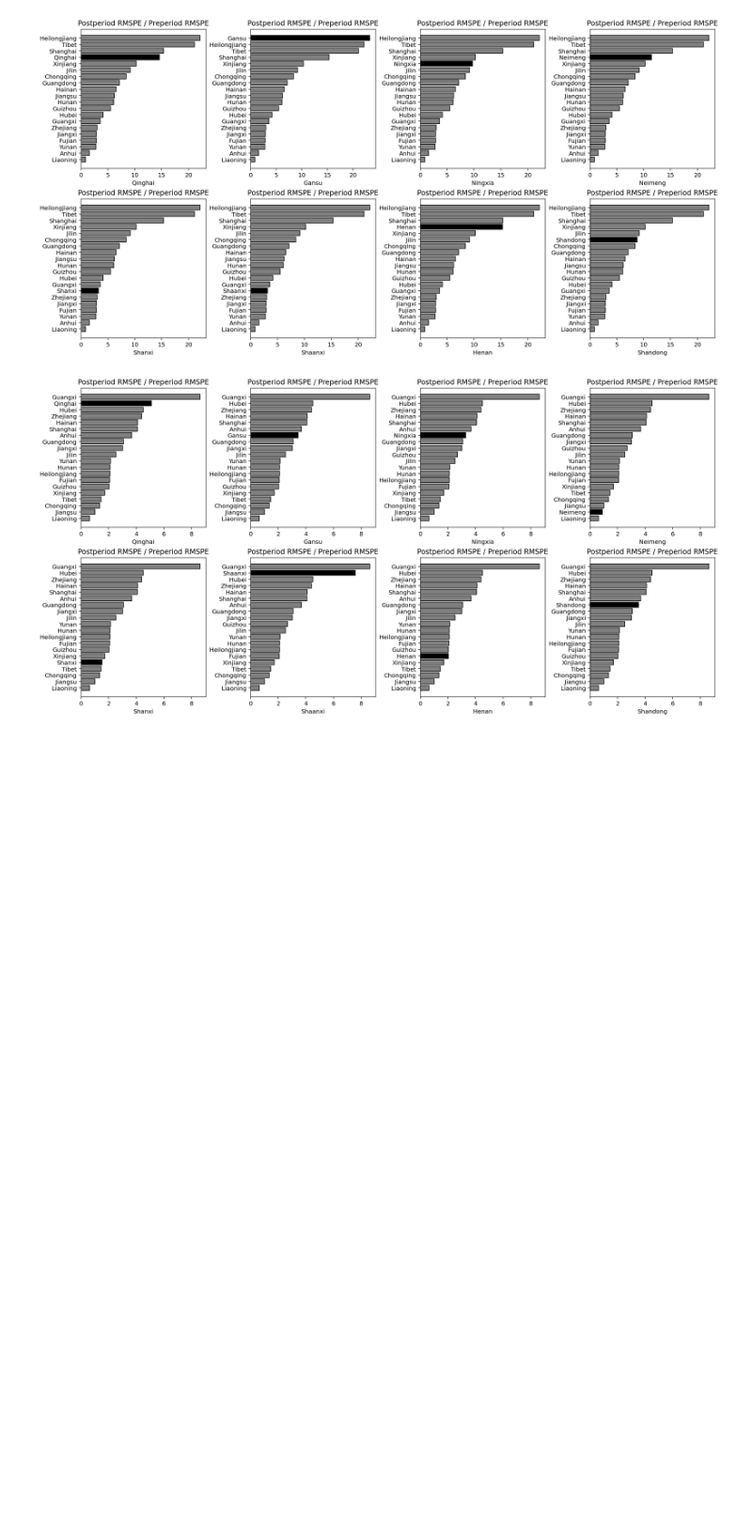
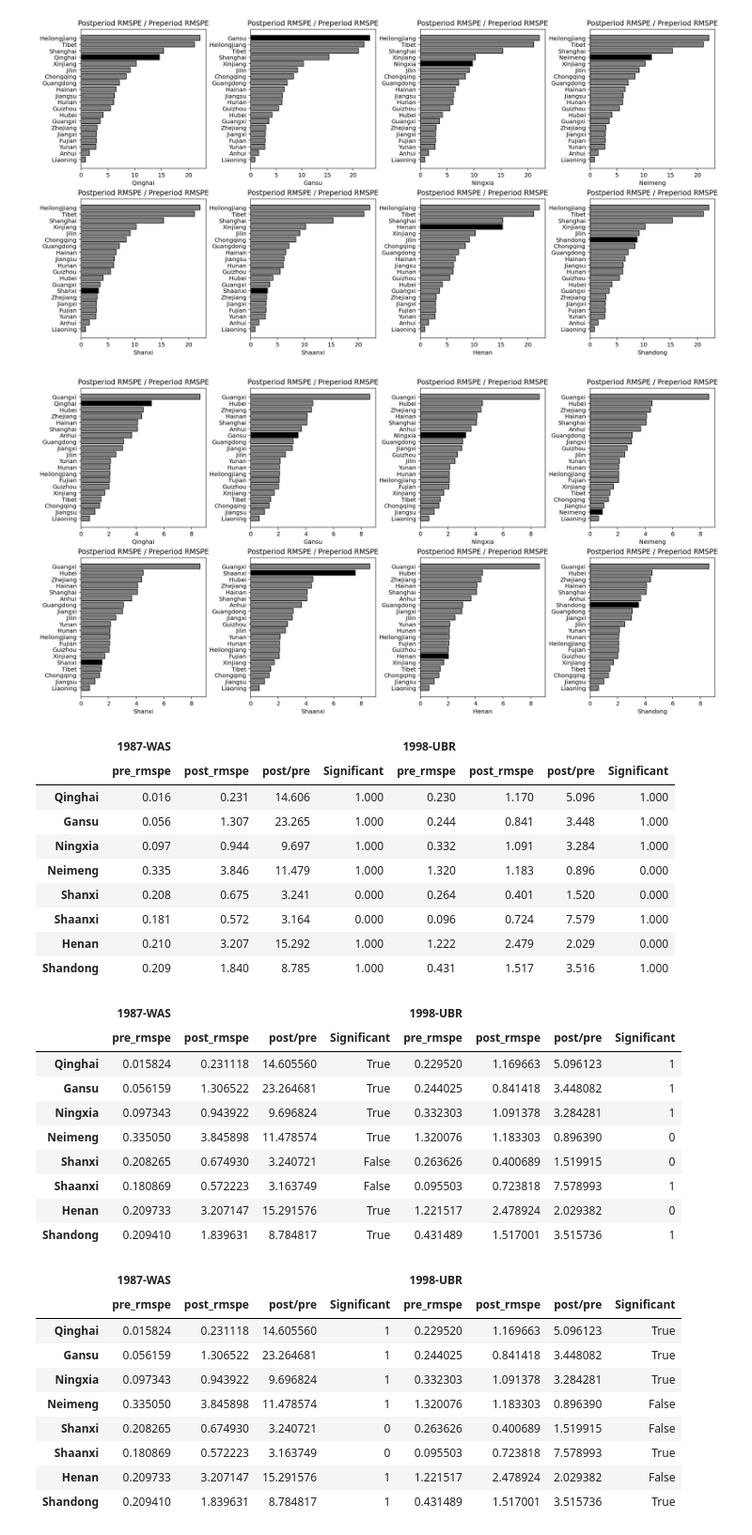
Before and after one commit to SongshGeo/Water-Allocation-Institution, a Jupyter notebook: notebooks/04_ContextPlotting.ipynb, the cells around one changed output. Shown at 94% size. Cells and saved outputs as stored; diff of their text form; code cells hidden in the pictures; blank space fills up the shorter version.

Commit message:
feat(appendix,-discussion): re-organized discussion, add sensitive analysis, re-organized method appendix
BREAKING CHANGE:

```diff
--- a/notebooks/04_ContextPlotting.ipynb
+++ b/notebooks/04_ContextPlotting.ipynb
@@ -294,3 +296,57 @@ exp98.panel_plots('rmspe ratio')
+# %%
+def rmse_report(exp, caption):
+    result = {}
+    for province in exp.result:
+        sc = exp.result.get(province)
+        data = sc.original_data
+        df = data.rmspe_df
+        result[province] = df[df['unit'] == province].drop('unit', axis=1).iloc[0, :]
+    median = df[df['unit'] != province]['post/pre'].median()
+    result = pd.DataFrame(result)
+    result = result.T
+    result['Significant'] = result['post/pre'] > median
+    result.columns = pd.MultiIndex.from_tuples([(f"{caption}", col) for col in result])
+    return result
+
+rmspe_87 = rmse_report(exp87, '1987-WAS')
+rmspe_98 = rmse_report(exp98, '1998-UBR')
+
+concated = pd.concat([rmspe_87, rmspe_98], axis=1)
+concated.style.format('{:.3f}')
+concated.style.format({("1987-WAS", "Significant"): bool})
+concated.style.format({("1998-UBR", "Significant"): bool})
+concated.style.format('{:.3f}').to_latex("docs/papers/02_appendix/dsc_summary.tex", caption="Pre and post treatment mean squared prediction error (MSPE) for YRB's provinces")
+# %% [output]
+|  | 1987-WAS |  |  |  | 1998-UBR |  |  |  |
+|  | pre_rmspe | post_rmspe | post/pre | Significant | pre_rmspe | post_rmspe | post/pre | Significant |
+| Qinghai | 0.016 | 0.231 | 14.606 | 1.000 | 0.230 | 1.170 | 5.096 | 1.000 |
+| Gansu | 0.056 | 1.307 | 23.265 | 1.000 | 0.244 | 0.841 | 3.448 | 1.000 |
+| Ningxia | 0.097 | 0.944 | 9.697 | 1.000 | 0.332 | 1.091 | 3.284 | 1.000 |
+| Neimeng | 0.335 | 3.846 | 11.479 | 1.000 | 1.320 | 1.183 | 0.896 | 0.000 |
+| Shanxi | 0.208 | 0.675 | 3.241 | 0.000 | 0.264 | 0.401 | 1.520 | 0.000 |
+| Shaanxi | 0.181 | 0.572 | 3.164 | 0.000 | 0.096 | 0.724 | 7.579 | 1.000 |
+| Henan | 0.210 | 3.207 | 15.292 | 1.000 | 1.222 | 2.479 | 2.029 | 0.000 |
+| Shandong | 0.209 | 1.840 | 8.785 | 1.000 | 0.431 | 1.517 | 3.516 | 1.000 |
+|  | 1987-WAS |  |  |  | 1998-UBR |  |  |  |
+|  | pre_rmspe | post_rmspe | post/pre | Significant | pre_rmspe | post_rmspe | post/pre | Significant |
+| Qinghai | 0.015824 | 0.231118 | 14.605560 | True | 0.229520 | 1.169663 | 5.096123 | 1 |
+| Gansu | 0.056159 | 1.306522 | 23.264681 | True | 0.244025 | 0.841418 | 3.448082 | 1 |
+| Ningxia | 0.097343 | 0.943922 | 9.696824 | True | 0.332303 | 1.091378 | 3.284281 | 1 |
+| Neimeng | 0.335050 | 3.845898 | 11.478574 | True | 1.320076 | 1.183303 | 0.896390 | 0 |
+| Shanxi | 0.208265 | 0.674930 | 3.240721 | False | 0.263626 | 0.400689 | 1.519915 | 0 |
+| Shaanxi | 0.180869 | 0.572223 | 3.163749 | False | 0.095503 | 0.723818 | 7.578993 | 1 |
+| Henan | 0.209733 | 3.207147 | 15.291576 | True | 1.221517 | 2.478924 | 2.029382 | 0 |
+| Shandong | 0.209410 | 1.839631 | 8.784817 | True | 0.431489 | 1.517001 | 3.515736 | 1 |
+|  | 1987-WAS |  |  |  | 1998-UBR |  |  |  |
+|  | pre_rmspe | post_rmspe | post/pre | Significant | pre_rmspe | post_rmspe | post/pre | Significant |
+| Qinghai | 0.015824 | 0.231118 | 14.605560 | 1 | 0.229520 | 1.169663 | 5.096123 | True |
+| Gansu | 0.056159 | 1.306522 | 23.264681 | 1 | 0.244025 | 0.841418 | 3.448082 | True |
+| Ningxia | 0.097343 | 0.943922 | 9.696824 | 1 | 0.332303 | 1.091378 | 3.284281 | True |
+| Neimeng | 0.335050 | 3.845898 | 11.478574 | 1 | 1.320076 | 1.183303 | 0.896390 | False |
+| Shanxi | 0.208265 | 0.674930 | 3.240721 | 0 | 0.263626 | 0.400689 | 1.519915 | False |
+| Shaanxi | 0.180869 | 0.572223 | 3.163749 | 0 | 0.095503 | 0.723818 | 7.578993 | True |
+| Henan | 0.209733 | 3.207147 | 15.291576 | 1 | 1.221517 | 2.478924 | 2.029382 | False |
+| Shandong | 0.209410 | 1.839631 | 8.784817 | 1 | 0.431489 | 1.517001 | 3.515736 | True |
 # %%
 from config import SCHEME_87
 
```
Also changed, not shown: parts of 14 cells of this notebook, 27 other files.
